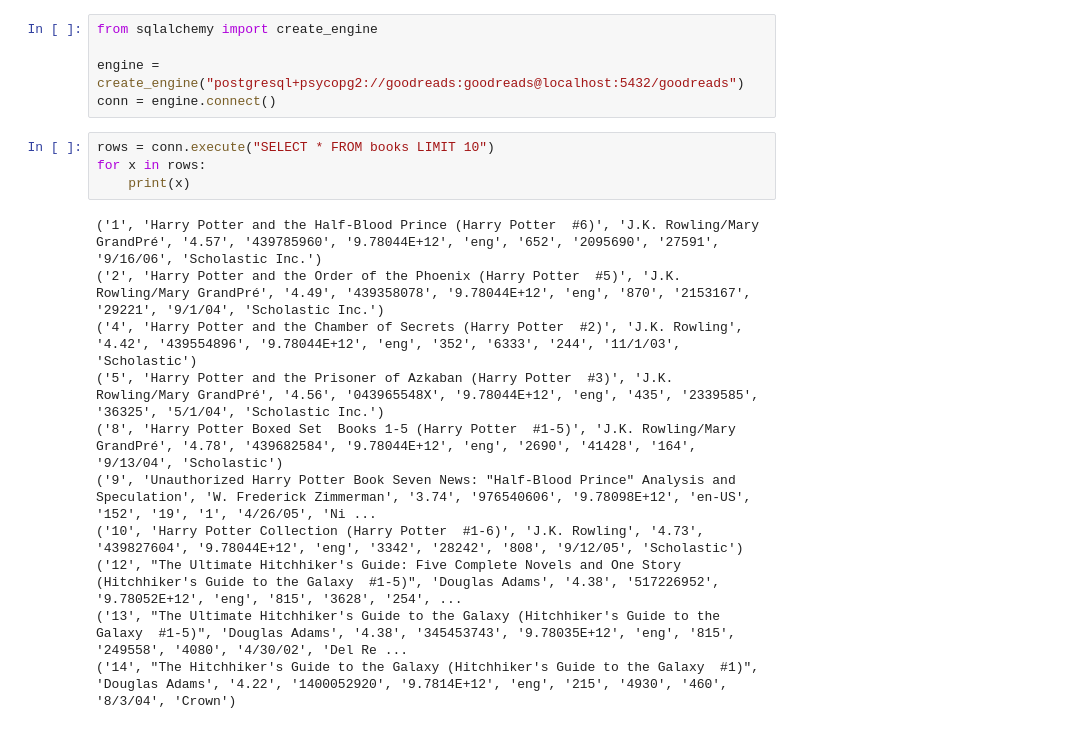
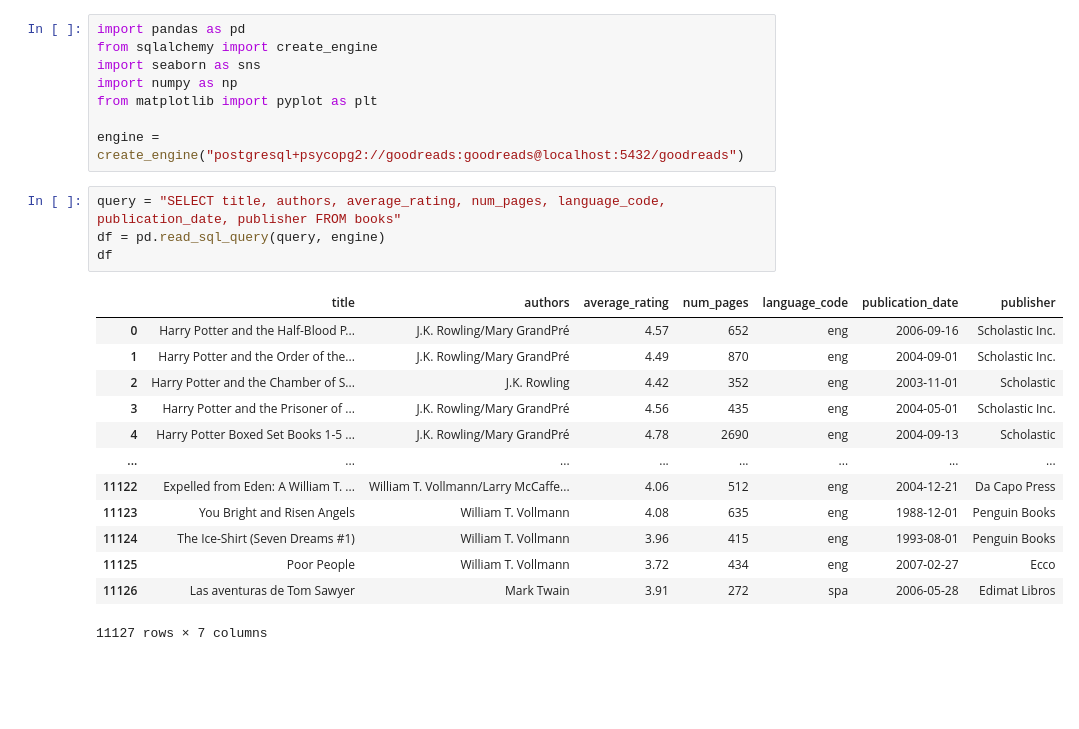
Before and after one commit to leeweiyee/books, a Jupyter notebook: src/books.ipynb, the cells around one changed output. Saved outputs shown, nothing was run; the diff lists cells and outputs as text; blank space fills up the shorter version.

```diff
--- a/src/books.ipynb
+++ b/src/books.ipynb
@@ -1,20 +1,26 @@
 # %%
+import pandas as pd
 from sqlalchemy import create_engine
+import seaborn as sns
+import numpy as np
+from matplotlib import pyplot as plt
 
 engine = create_engine("postgresql+psycopg2://goodreads:goodreads@localhost:5432/goodreads")
-conn = engine.connect()
-# %%
-rows = conn.execute("SELECT * FROM books LIMIT 10")
-for x in rows:
-    print(x)
-# %% [output]
-('1', 'Harry Potter and the Half-Blood Prince (Harry Potter  #6)', 'J.K. Rowling/Mary GrandPré', '4.57', '439785960', '9.78044E+12', 'eng', '652', '2095690', '27591', '9/16/06', 'Scholastic Inc.')
-('2', 'Harry Potter and the Order of the Phoenix (Harry Potter  #5)', 'J.K. Rowling/Mary GrandPré', '4.49', '439358078', '9.78044E+12', 'eng', '870', '2153167', '29221', '9/1/04', 'Scholastic Inc.')
-('4', 'Harry Potter and the Chamber of Secrets (Harry Potter  #2)', 'J.K. Rowling', '4.42', '439554896', '9.78044E+12', 'eng', '352', '6333', '244', '11/1/03', 'Scholastic')
-('5', 'Harry Potter and the Prisoner of Azkaban (Harry Potter  #3)', 'J.K. Rowling/Mary GrandPré', '4.56', '043965548X', '9.78044E+12', 'eng', '435', '2339585', '36325', '5/1/04', 'Scholastic Inc.')
-('8', 'Harry Potter Boxed Set  Books 1-5 (Harry Potter  #1-5)', 'J.K. Rowling/Mary GrandPré', '4.78', '439682584', '9.78044E+12', 'eng', '2690', '41428', '164', '9/13/04', 'Scholastic')
-('9', 'Unauthorized Harry Potter Book Seven News: "Half-Blood Prince" Analysis and Speculation', 'W. Frederick Zimmerman', '3.74', '976540606', '9.78098E+12', 'en-US', '152', '19', '1', '4/26/05', 'Ni ...
-('10', 'Harry Potter Collection (Harry Potter  #1-6)', 'J.K. Rowling', '4.73', '439827604', '9.78044E+12', 'eng', '3342', '28242', '808', '9/12/05', 'Scholastic')
-('12', "The Ultimate Hitchhiker's Guide: Five Complete Novels and One Story (Hitchhiker's Guide to the Galaxy  #1-5)", 'Douglas Adams', '4.38', '517226952', '9.78052E+12', 'eng', '815', '3628', '254', ...
-('13', "The Ultimate Hitchhiker's Guide to the Galaxy (Hitchhiker's Guide to the Galaxy  #1-5)", 'Douglas Adams', '4.38', '345453743', '9.78035E+12', 'eng', '815', '249558', '4080', '4/30/02', 'Del Re ...
-('14', "The Hitchhiker's Guide to the Galaxy (Hitchhiker's Guide to the Galaxy  #1)", 'Douglas Adams', '4.22', '1400052920', '9.7814E+12', 'eng', '215', '4930', '460', '8/3/04', 'Crown')
+# %%
+query = "SELECT title, authors, average_rating, num_pages, language_code, publication_date, publisher FROM books"
+df = pd.read_sql_query(query, engine)
+df
+# %% [output]
+|  | title | authors | average_rating | num_pages | language_code | publication_date | publisher |
+| 0 | Harry Potter and the Half-Blood P... | J.K. Rowling/Mary GrandPré | 4.57 | 652 | eng | 2006-09-16 | Scholastic Inc. |
+| 1 | Harry Potter and the Order of the... | J.K. Rowling/Mary GrandPré | 4.49 | 870 | eng | 2004-09-01 | Scholastic Inc. |
+| 2 | Harry Potter and the Chamber of S... | J.K. Rowling | 4.42 | 352 | eng | 2003-11-01 | Scholastic |
+| 3 | Harry Potter and the Prisoner of ... | J.K. Rowling/Mary GrandPré | 4.56 | 435 | eng | 2004-05-01 | Scholastic Inc. |
+| 4 | Harry Potter Boxed Set Books 1-5 ... | J.K. Rowling/Mary GrandPré | 4.78 | 2690 | eng | 2004-09-13 | Scholastic |
+| ... | ... | ... | ... | ... | ... | ... | ... |
+| 11122 | Expelled from Eden: A William T. ... | William T. Vollmann/Larry McCaffe... | 4.06 | 512 | eng | 2004-12-21 | Da Capo Press |
+| 11123 | You Bright and Risen Angels | William T. Vollmann | 4.08 | 635 | eng | 1988-12-01 | Penguin Books |
+| 11124 | The Ice-Shirt (Seven Dreams #1) | William T. Vollmann | 3.96 | 415 | eng | 1993-08-01 | Penguin Books |
+| 11125 | Poor People | William T. Vollmann | 3.72 | 434 | eng | 2007-02-27 | Ecco |
+| 11126 | Las aventuras de Tom Sawyer | Mark Twain | 3.91 | 272 | spa | 2006-05-28 | Edimat Libros |
+11127 rows × 7 columns
```
Also changed, not shown: parts of 21 cells of this notebook, 9 other files.
